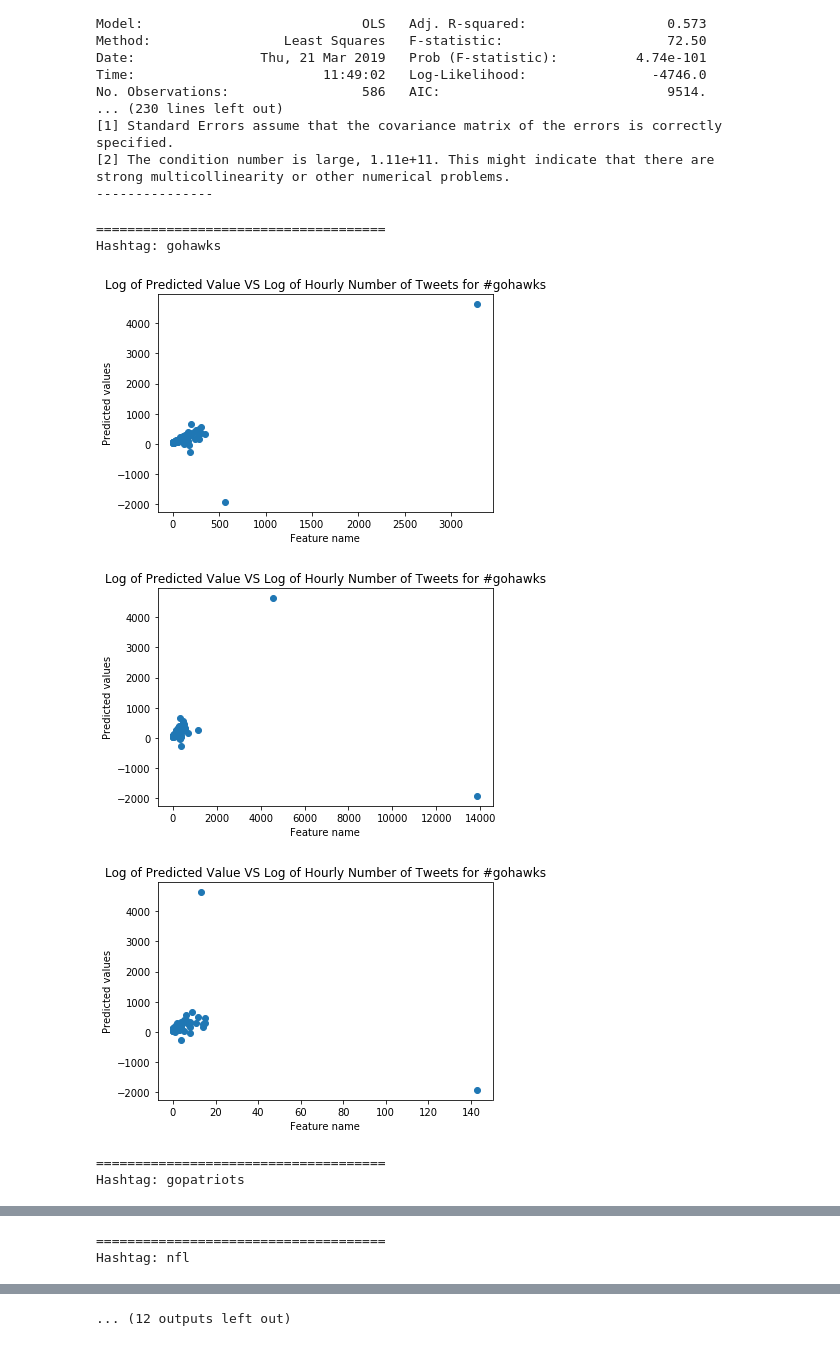
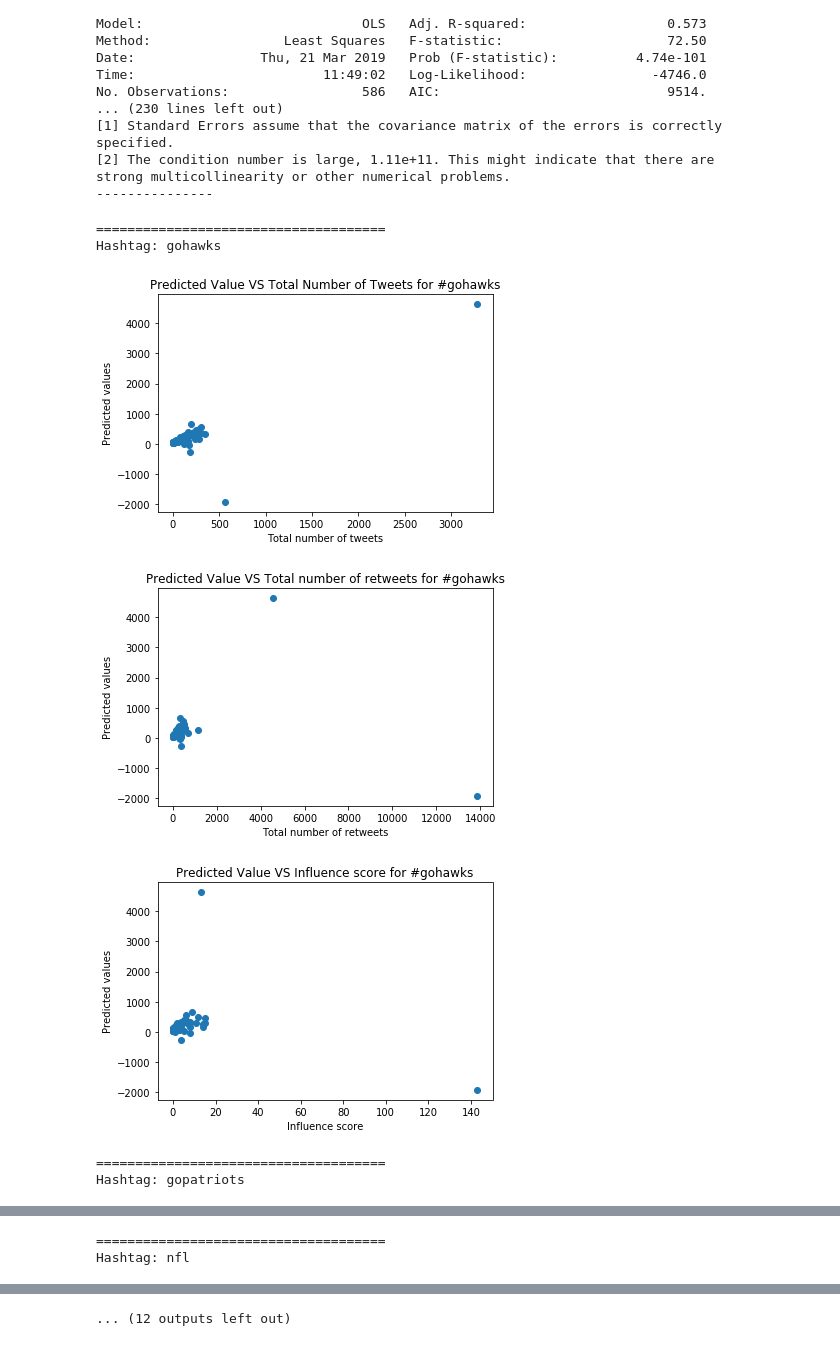
Before and after one commit to 219Winter2019adjz/Project5, a Jupyter notebook: Part 2, Linear Regression (Q3 to 7).ipynb, the cells around one changed output, grey strips where cells are left out. Drawn from its saved outputs; the diff is of its cells as text; code cells hidden in the pictures.

```diff
--- a/Part 2, Linear Regression (Q3 to 7).ipynb
+++ b/Part 2, Linear Regression (Q3 to 7).ipynb
@@ -837,53 +837,53 @@ for tagg in hashtags:
         plt.show()
         plt.figure()
         plt.scatter(X[:,10], predicted)
-        plt.xlabel('Feature name')
+        plt.xlabel('Time of Day')
         plt.ylabel('Predicted values')
-        plt.title('Log of Predicted Value VS Log of Hourly Number of Tweets for #' + str(tagg))
+        plt.title('Predicted Value VS Time of Day for #' + str(tagg))
         plt.show()
     if tagg=='sb49': #x1, x2, x5
         plt.figure()
         plt.scatter(X[:,10], predicted)
-        plt.xlabel('Feature name')
+        plt.xlabel('Total number of tweets')
         plt.ylabel('Predicted values')
-        plt.title('Log of Predicted Value VS Log of Hourly Number of Tweets for #' + str(tagg))
+        plt.title('Predicted Value VS Total number of tweets for #' + str(tagg))
         plt.show()
         plt.figure()
         plt.scatter(X[:,1], predicted)
-        plt.xlabel('Feature name')
+        plt.xlabel('Total number of retweets')
         plt.ylabel('Predicted values')
-        plt.title('Log of Predicted Value VS Log of Hourly Number of Tweets for #' + str(tagg))
+        plt.title('Predicted Value VS Total number of retweets for #' + str(tagg))
         plt.show()
         plt.figure()
         plt.scatter(X[:,4], predicted)
-        plt.xlabel('Feature name')
+        plt.xlabel('Influence Score')
         plt.ylabel('Predicted values')
-        plt.title('Log of Predicted Value VS Log of Hourly Number of Tweets for #' + str(tagg))
+        plt.title('Predicted Value VS Influence Score for #' + str(tagg))
         plt.show()
     if tagg=='superbowl': #x2, x8, x10
         plt.figure()
         plt.scatter(X[:,1], predicted)
-        plt.xlabel('Feature name')
+        plt.xlabel('Total number of retweets')
         plt.ylabel('Predicted values')
-        plt.title('Log of Predicted Value VS Log of Hourly Number of Tweets for #' + str(tagg))
+        plt.title('Predicted Value VS Total number of retweets for #' + str(tagg))
         plt.show()
         plt.figure()
         plt.scatter(X[:,7], predicted)
-        plt.xlabel('Feature name')
+        plt.xlabel('Peak')
         plt.ylabel('Predicted values')
-        plt.title('Log of Predicted Value VS Log of Hourly Number of Tweets for #' + str(tagg))
+        plt.title('Predicted Value VS Peak for #' + str(tagg))
         plt.show()
         plt.figure()
         plt.scatter(X[:,9], predicted)
-        plt.xlabel('Feature name')
+        plt.xlabel('User verified or not')
         plt.ylabel('Predicted values')
-        plt.title('Log of Predicted Value VS Log of Hourly Number of Tweets for #' + str(tagg))
+        plt.title('Predicted Value VS User verification status for #' + str(tagg))
         plt.show()
 # %% [output]
 =====================================
 Hashtag: gohawks
-[figure, old version]
+[figure, new version]
-[figure, old version]
+[figure, new version]
-[figure, old version]
+[figure, new version]
 =====================================
 Hashtag: gopatriots
```
Also changed, not shown: parts of 1 cell of this notebook.
